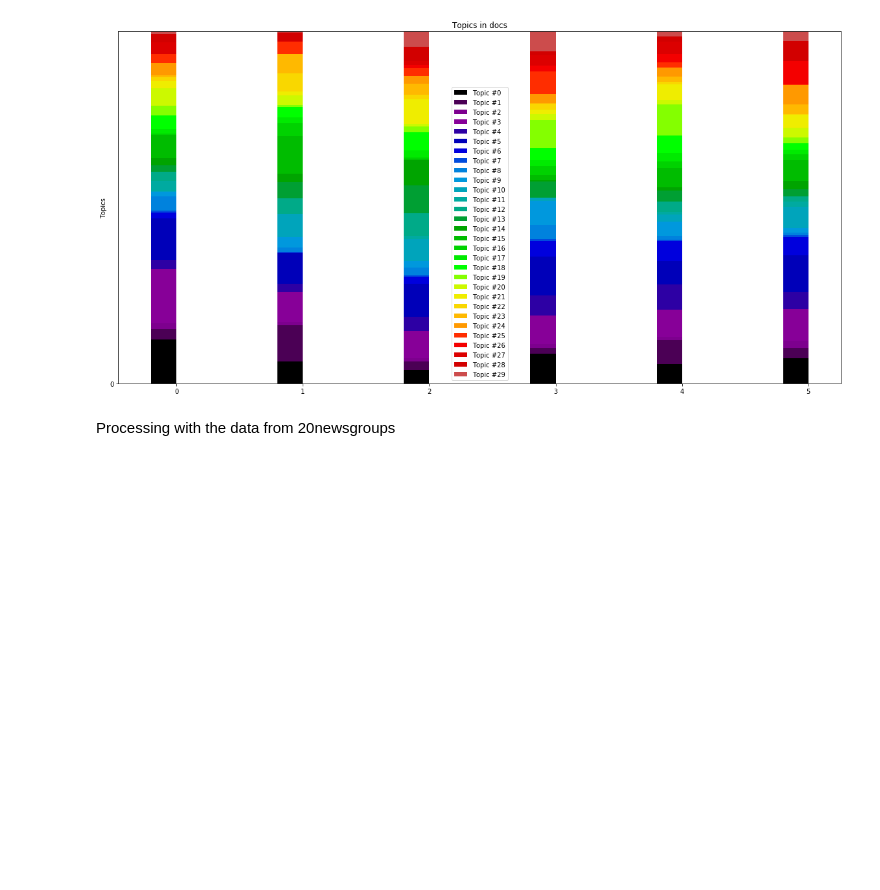
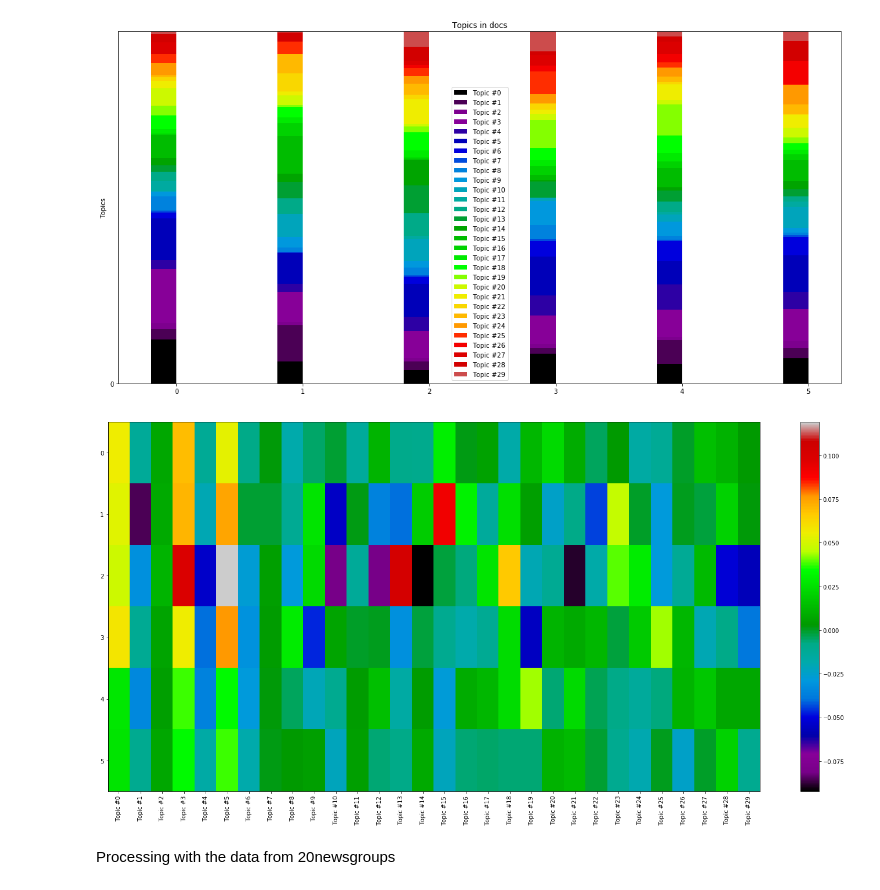
Before and after one commit to Htiango/Topic-Model-Tutorial, a Jupyter notebook: Tutorial.ipynb, the cells around one changed output. Drawn from its saved outputs; the diff is of its cells as text; code cells hidden in the pictures; blank space fills up the shorter version.

Commit message:
add methods to show Heatmap of topic in each doc

```diff
--- a/Tutorial.ipynb
+++ b/Tutorial.ipynb
@@ -209,6 +209,26 @@ def plot_topic_share(docs_topic, topic_num):
 plot_topic_share(corpus_lsi[:6], topic_num)
 # %% [output]
 [figure]
+# %%
+def plot_topic_val(docs_topic, topic_num):
+    tmp = [[(val[1]) for val in doc_topic] for doc_topic in docs_topic]
+    doctopic = np.array(tmp)
+    topic_labels = ['Topic #{}'.format(k) for k in range(topic_num)]
+
+    plt.pcolor(doctopic, norm=None, cmap='nipy_spectral')
+    mpl.rcParams['figure.figsize'] = (20,10)
+
+    plt.yticks(np.arange(doctopic.shape[0])+0.5, list(range(doctopic.shape[0])));
+    plt.xticks(np.arange(doctopic.shape[1])+0.5, topic_labels);
+    plt.gca().invert_yaxis()
+    plt.xticks(rotation=90)
+    plt.colorbar(cmap='nipy_spectral')
+    plt.tight_layout()
+    plt.show()
+# %%
+plot_topic_val(corpus_lsi[:6], topic_num)
+# %% [output]
+[figure, added]
 # %% [markdown]
 Processing with the data from 20newsgroups
 # %%
```
